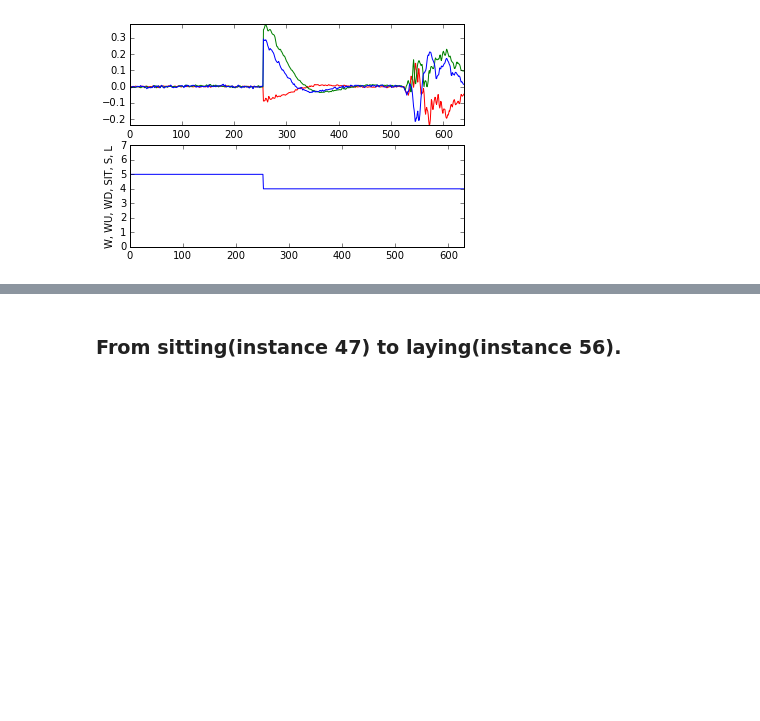
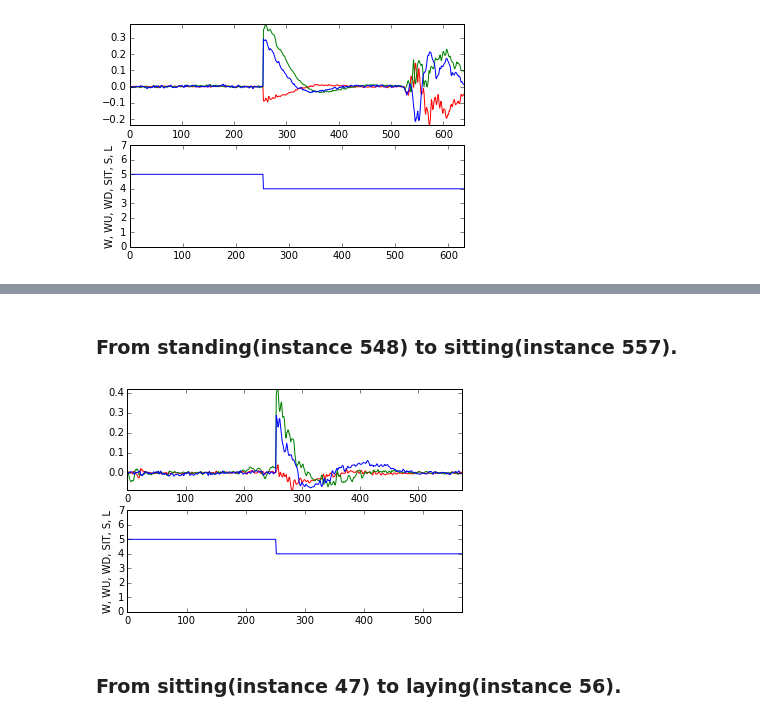
Before and after one commit to hessenh/Feature-extraction-and-data-visualization, a Jupyter notebook: Visualize activities.ipynb, the cells around one changed output, grey strips where cells are left out. Cells and saved outputs as stored; diff of their text form; code cells hidden in the pictures; blank space fills up the shorter version.

```diff
--- a/Visualize activities.ipynb
+++ b/Visualize activities.ipynb
@@ -82,3 +86,9 @@ plotRawDataBetweenInstances(start_instance, stop_instance, df_x, df_y, df_z)
+# %% [markdown]
+<h3> From standing(instance 548) to sitting(instance 557).</h3>
+# %%
+plotRawDataBetweenInstances(548, 557, df_x, df_y, df_z)
+# %% [output]
+[figure, added]
 # %% [markdown]
 <h3> From sitting(instance 47) to laying(instance 56).</h3>
 # %%
```
Also changed, not shown: parts of 36 cells of this notebook.
